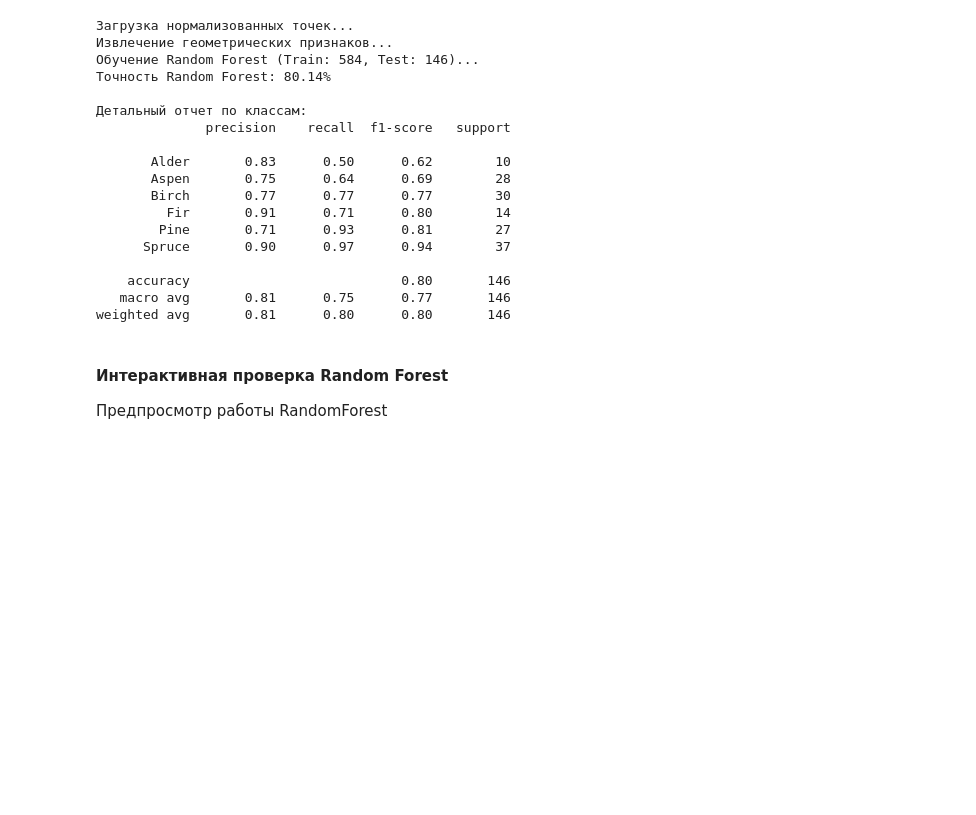
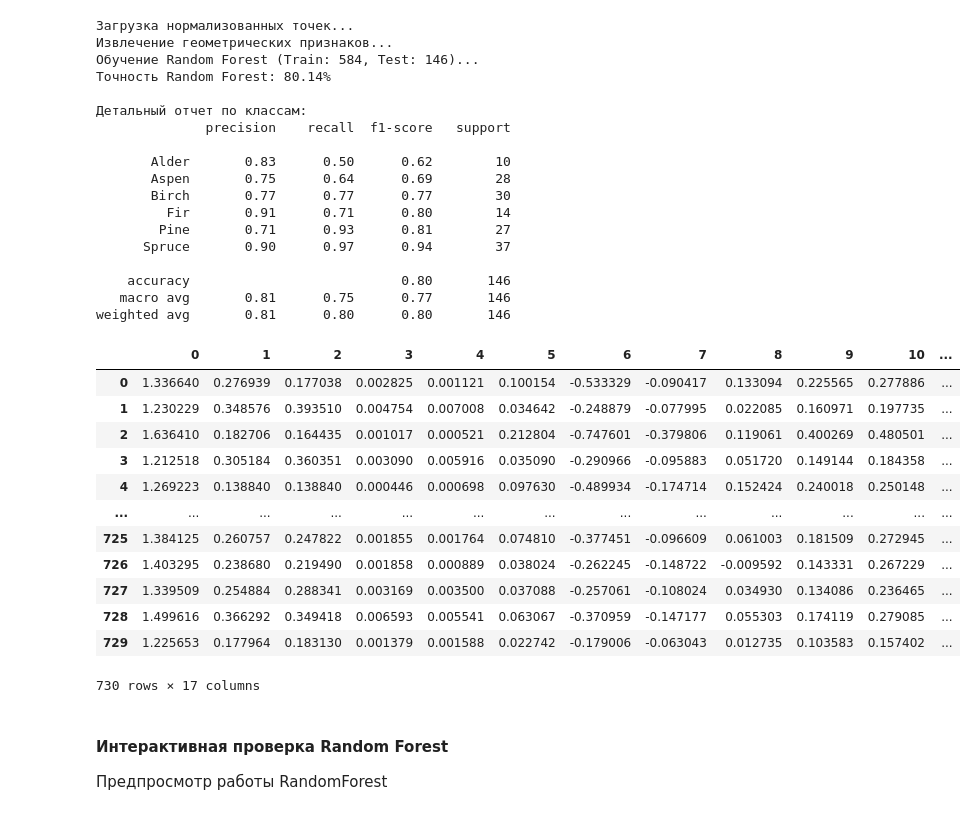
Before and after one commit to NotTheStas/COURSEPROJECT, a Jupyter notebook: Tree_Classification/Tree_Classification.ipynb, the cells around one changed output. Saved outputs shown, nothing was run; the diff lists cells and outputs as text; code cells hidden in the pictures; blank space fills up the shorter version.

```diff
--- a/Tree_Classification/Tree_Classification.ipynb
+++ b/Tree_Classification/Tree_Classification.ipynb
@@ -266,6 +334,23 @@ print(classification_report(y_test_rf, y_pred_rf, target_names=class_names))
     accuracy                           0.80       146
    macro avg       0.81      0.75      0.77       146
 weighted avg       0.81      0.80      0.80       146
+# %%
+import pandas as pd
+pd.DataFrame(X_features)
+# %% [output]
+|  | 0 | 1 | 2 | 3 | 4 | 5 | 6 | 7 | 8 | 9 | 10 | ... |
+| 0 | 1.336640 | 0.276939 | 0.177038 | 0.002825 | 0.001121 | 0.100154 | -0.533329 | -0.090417 | 0.133094 | 0.225565 | 0.277886 | ... |
+| 1 | 1.230229 | 0.348576 | 0.393510 | 0.004754 | 0.007008 | 0.034642 | -0.248879 | -0.077995 | 0.022085 | 0.160971 | 0.197735 | ... |
+| 2 | 1.636410 | 0.182706 | 0.164435 | 0.001017 | 0.000521 | 0.212804 | -0.747601 | -0.379806 | 0.119061 | 0.400269 | 0.480501 | ... |
+| 3 | 1.212518 | 0.305184 | 0.360351 | 0.003090 | 0.005916 | 0.035090 | -0.290966 | -0.095883 | 0.051720 | 0.149144 | 0.184358 | ... |
+| 4 | 1.269223 | 0.138840 | 0.138840 | 0.000446 | 0.000698 | 0.097630 | -0.489934 | -0.174714 | 0.152424 | 0.240018 | 0.250148 | ... |
+| ... | ... | ... | ... | ... | ... | ... | ... | ... | ... | ... | ... | ... |
+| 725 | 1.384125 | 0.260757 | 0.247822 | 0.001855 | 0.001764 | 0.074810 | -0.377451 | -0.096609 | 0.061003 | 0.181509 | 0.272945 | ... |
+| 726 | 1.403295 | 0.238680 | 0.219490 | 0.001858 | 0.000889 | 0.038024 | -0.262245 | -0.148722 | -0.009592 | 0.143331 | 0.267229 | ... |
+| 727 | 1.339509 | 0.254884 | 0.288341 | 0.003169 | 0.003500 | 0.037088 | -0.257061 | -0.108024 | 0.034930 | 0.134086 | 0.236465 | ... |
+| 728 | 1.499616 | 0.366292 | 0.349418 | 0.006593 | 0.005541 | 0.063067 | -0.370959 | -0.147177 | 0.055303 | 0.174119 | 0.279085 | ... |
+| 729 | 1.225653 | 0.177964 | 0.183130 | 0.001379 | 0.001588 | 0.022742 | -0.179006 | -0.063043 | 0.012735 | 0.103583 | 0.157402 | ... |
+730 rows × 17 columns
 # %% [markdown]
 #### Интерактивная проверка Random Forest
 Предпросмотр работы RandomForest
```
Also changed, not shown: parts of 8 cells of this notebook, 38 other files.
